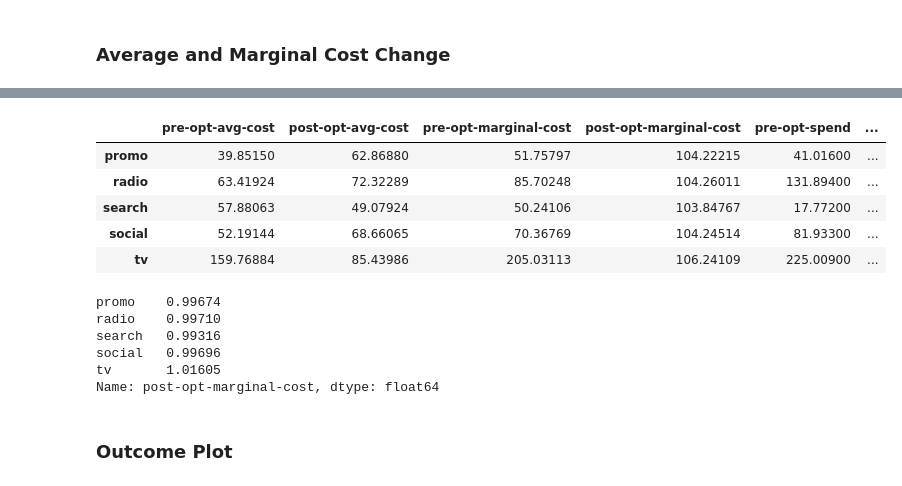
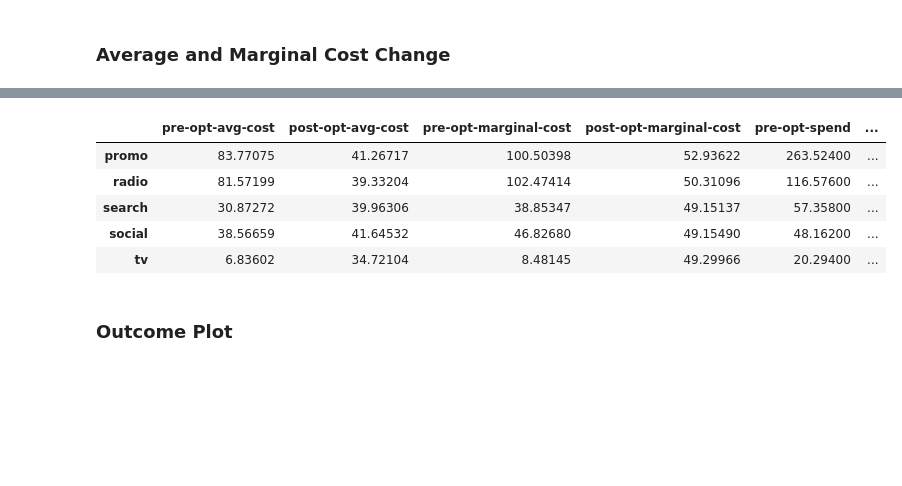
Before and after one commit to edwinnglabs/karpiu, a Jupyter notebook: docs/examples/optimization.ipynb, the cells around one changed output, grey strips where cells are left out. Saved outputs shown, nothing was run; the diff lists cells and outputs as text; code cells hidden in the pictures; blank space fills up the shorter version.

```diff
--- a/docs/examples/optimization.ipynb
+++ b/docs/examples/optimization.ipynb
@@ -149,24 +86,20 @@ post_opt_report
-# %%
-opt_report = pd.concat([pre_opt_report, post_opt_report], axis=1)
-opt_report = opt_report[[
-    "pre-opt-avg-cost", "post-opt-avg-cost", "pre-opt-marginal-cost",
-    "post-opt-marginal-cost", "pre-opt-spend", "post-opt-spend"]
-]
-opt_report
-# %% [output]
-|  | pre-opt-avg-cost | post-opt-avg-cost | pre-opt-marginal-cost | post-opt-marginal-cost | pre-opt-spend | ... |
-| promo | 39.85150 | 62.86880 | 51.75797 | 104.22215 | 41.01600 | ... |
-| radio | 63.41924 | 72.32289 | 85.70248 | 104.26011 | 131.89400 | ... |
-| search | 57.88063 | 49.07924 | 50.24106 | 103.84767 | 17.77200 | ... |
-| social | 52.19144 | 68.66065 | 70.36769 | 104.24514 | 81.93300 | ... |
-| tv | 159.76884 | 85.43986 | 205.03113 | 106.24109 | 225.00900 | ... |
-# %%
- opt_report["post-opt-marginal-cost"] / np.nanmean(opt_report["post-opt-marginal-cost"])
-# %% [output]
-promo    0.99674
-radio    0.99710
-search   0.99316
-social   0.99696
-tv       1.01605
-Name: post-opt-marginal-cost, dtype: float64
+# %%
+df = mmm.get_raw_df()
+# %%
+cost_report = generate_cost_report(
+    model=mmm,
+    channels=optim_channels,
+    start=budget_start,
+    end=budget_end,
+    pre_spend_df=df,
+    post_spend_df=optim_spend_df,
+)
+cost_report
+# %% [output]
+|  | pre-opt-avg-cost | post-opt-avg-cost | pre-opt-marginal-cost | post-opt-marginal-cost | pre-opt-spend | ... |
+| promo | 83.77075 | 41.26717 | 100.50398 | 52.93622 | 263.52400 | ... |
+| radio | 81.57199 | 39.33204 | 102.47414 | 50.31096 | 116.57600 | ... |
+| search | 30.87272 | 39.96306 | 38.85347 | 49.15137 | 57.35800 | ... |
+| social | 38.56659 | 41.64532 | 46.82680 | 49.15490 | 48.16200 | ... |
+| tv | 6.83602 | 34.72104 | 8.48145 | 49.29966 | 20.29400 | ... |
 # %%
```
Also changed, not shown: parts of 17 cells of this notebook, 7 other files.
